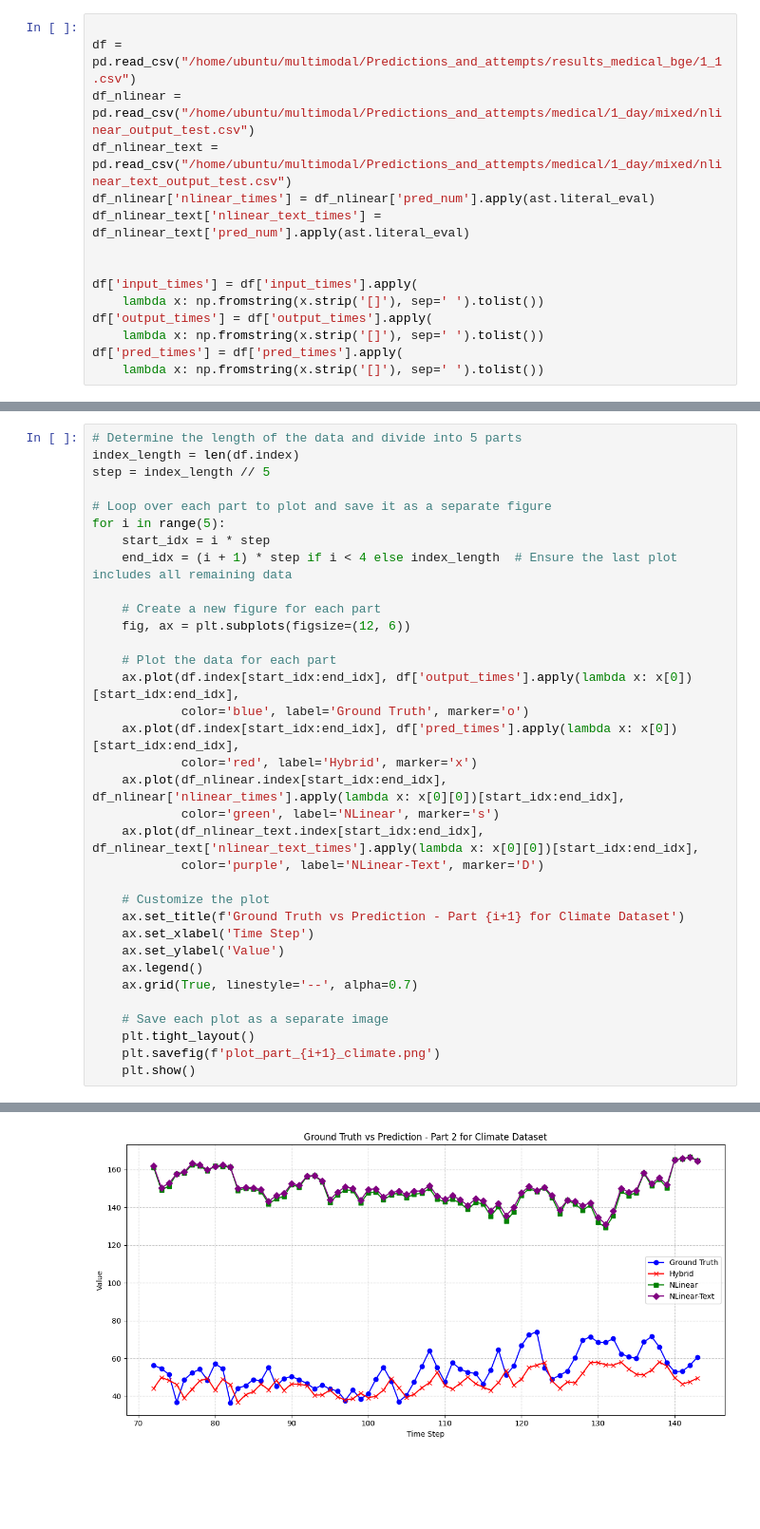
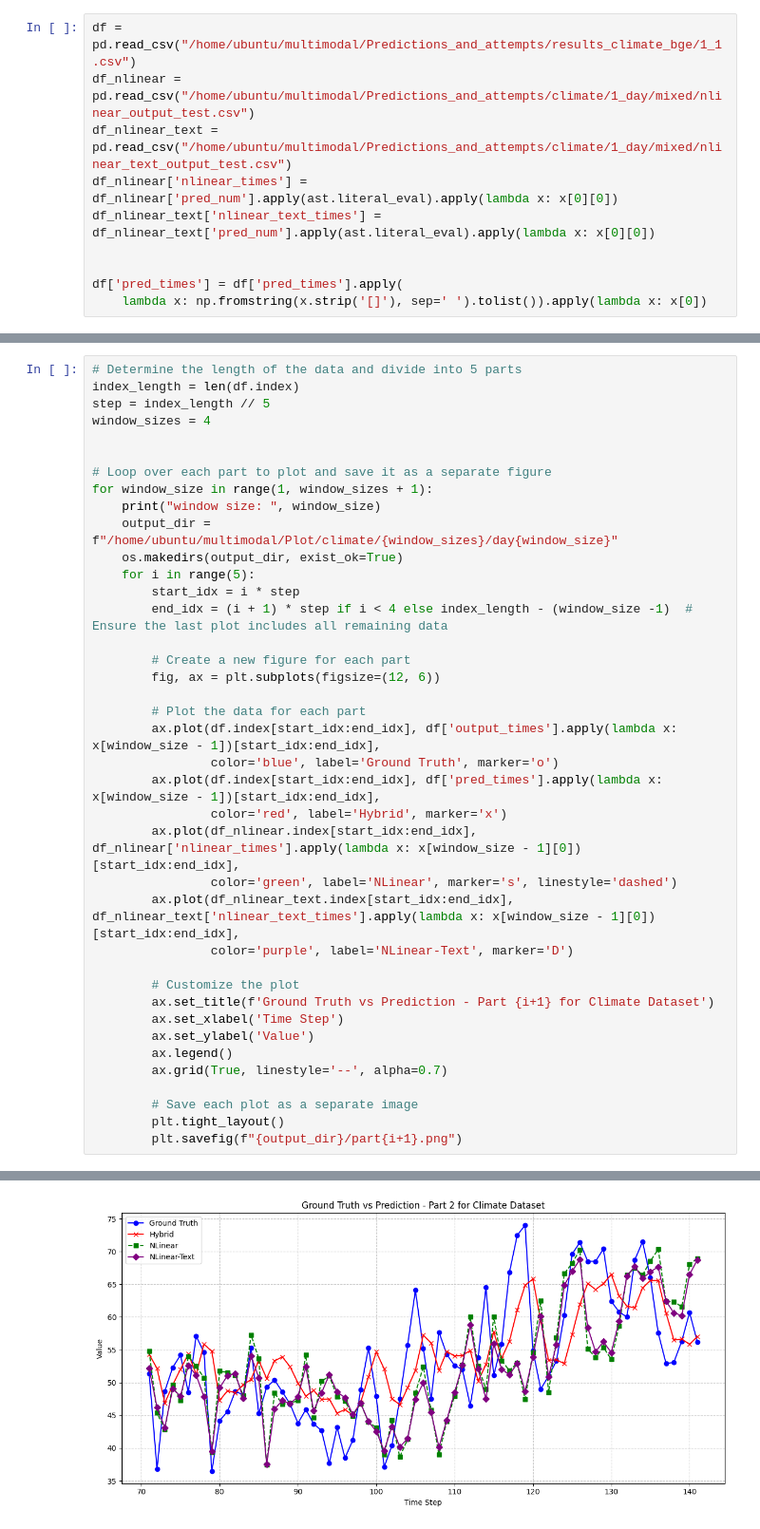
Before and after one commit to howard881010/multimodal, a Jupyter notebook: src/plot.ipynb, the cells around one changed output, grey strips where cells are left out. Shown at 95% size. Saved outputs shown, nothing was run; the diff lists cells and outputs as text; blank space fills up the shorter version.

```diff
--- a/src/plot.ipynb
+++ b/src/plot.ipynb
@@ -6,15 +22,10 @@ import ast
 # %%
-
-df = pd.read_csv("/home/ubuntu/multimodal/Predictions_and_attempts/results_medical_bge/1_1.csv")
-df_nlinear = pd.read_csv("/home/ubuntu/multimodal/Predictions_and_attempts/medical/1_day/mixed/nlinear_output_test.csv")
-df_nlinear_text = pd.read_csv("/home/ubuntu/multimodal/Predictions_and_attempts/medical/1_day/mixed/nlinear_text_output_test.csv")
-df_nlinear['nlinear_times'] = df_nlinear['pred_num'].apply(ast.literal_eval)
-df_nlinear_text['nlinear_text_times'] = df_nlinear_text['pred_num'].apply(ast.literal_eval)
+df = pd.read_csv("/home/ubuntu/multimodal/Predictions_and_attempts/results_climate_bge/1_1.csv")
+df_nlinear = pd.read_csv("/home/ubuntu/multimodal/Predictions_and_attempts/climate/1_day/mixed/nlinear_output_test.csv")
+df_nlinear_text = pd.read_csv("/home/ubuntu/multimodal/Predictions_and_attempts/climate/1_day/mixed/nlinear_text_output_test.csv")
+df_nlinear['nlinear_times'] = df_nlinear['pred_num'].apply(ast.literal_eval).apply(lambda x: x[0][0])
+df_nlinear_text['nlinear_text_times'] = df_nlinear_text['pred_num'].apply(ast.literal_eval).apply(lambda x: x[0][0])
 
 
-df['input_times'] = df['input_times'].apply(
-    lambda x: np.fromstring(x.strip('[]'), sep=' ').tolist())
-df['output_times'] = df['output_times'].apply(
-    lambda x: np.fromstring(x.strip('[]'), sep=' ').tolist())
 df['pred_times'] = df['pred_times'].apply(
-    lambda x: np.fromstring(x.strip('[]'), sep=' ').tolist())
+    lambda x: np.fromstring(x.strip('[]'), sep=' ').tolist()).apply(lambda x: x[0])
@@ -22,34 +168,39 @@ df['pred_times'] = df['pred_times'].apply(
 # Determine the length of the data and divide into 5 parts
 index_length = len(df.index)
 step = index_length // 5
+window_sizes = 4
+
 
 # Loop over each part to plot and save it as a separate figure
-for i in range(5):
-    start_idx = i * step
-    end_idx = (i + 1) * step if i < 4 else index_length  # Ensure the last plot includes all remaining data
+for window_size in range(1, window_sizes + 1):
+	print("window size: ", window_size)
+	output_dir = f"/home/ubuntu/multimodal/Plot/climate/{window_sizes}/day{window_size}"
+	os.makedirs(output_dir, exist_ok=True)
+	for i in range(5):
+		start_idx = i * step
+		end_idx = (i + 1) * step if i < 4 else index_length - (window_size -1)  # Ensure the last plot includes all remaining data
 
-    # Create a new figure for each part
-    fig, ax = plt.subplots(figsize=(12, 6))
+		# Create a new figure for each part
+		fig, ax = plt.subplots(figsize=(12, 6))
 
-    # Plot the data for each part
-    ax.plot(df.index[start_idx:end_idx], df['output_times'].apply(lambda x: x[0])[start_idx:end_idx],
-            color='blue', label='Ground Truth', marker='o')
-    ax.plot(df.index[start_idx:end_idx], df['pred_times'].apply(lambda x: x[0])[start_idx:end_idx],
-            color='red', label='Hybrid', marker='x')
-    ax.plot(df_nlinear.index[start_idx:end_idx], df_nlinear['nlinear_times'].apply(lambda x: x[0][0])[start_idx:end_idx],
-            color='green', label='NLinear', marker='s')
-    ax.plot(df_nlinear_text.index[start_idx:end_idx], df_nlinear_text['nlinear_text_times'].apply(lambda x: x[0][0])[start_idx:end_idx],
-            color='purple', label='NLinear-Text', marker='D')
+		# Plot the data for each part
+		ax.plot(df.index[start_idx:end_idx], df['output_times'].apply(lambda x: x[window_size - 1])[start_idx:end_idx],
+				color='blue', label='Ground Truth', marker='o')
+		ax.plot(df.index[start_idx:end_idx], df['pred_times'].apply(lambda x: x[window_size - 1])[start_idx:end_idx],
+				color='red', label='Hybrid', marker='x')
+		ax.plot(df_nlinear.index[start_idx:end_idx], df_nlinear['nlinear_times'].apply(lambda x: x[window_size - 1][0])[start_idx:end_idx],
+				color='green', label='NLinear', marker='s', linestyle='dashed')
+		ax.plot(df_nlinear_text.index[start_idx:end_idx], df_nlinear_text['nlinear_text_times'].apply(lambda x: x[window_size - 1][0])[start_idx:end_idx],
+				color='purple', label='NLinear-Text', marker='D')
 
-    # Customize the plot
-    ax.set_title(f'Ground Truth vs Prediction - Part {i+1} for Climate Dataset')
-    ax.set_xlabel('Time Step')
-    ax.set_ylabel('Value')
-    ax.legend()
-    ax.grid(True, linestyle='--', alpha=0.7)
+		# Customize the plot
+		ax.set_title(f'Ground Truth vs Prediction - Part {i+1} for Climate Dataset')
+		ax.set_xlabel('Time Step')
+		ax.set_ylabel('Value')
+		ax.legend()
+		ax.grid(True, linestyle='--', alpha=0.7)
 
-    # Save each plot as a separate image
-    plt.tight_layout()
-    plt.savefig(f'plot_part_{i+1}_climate.png')
-    plt.show()
+		# Save each plot as a separate image
+		plt.tight_layout()
+		plt.savefig(f"{output_dir}/part{i+1}.png")
 # %% [output]
@@ -57 +212 @@ for i in range(5):
-[figure, old version]
+[figure, new version]
```
Also changed, not shown: parts of 8 cells of this notebook, 6 other files.
